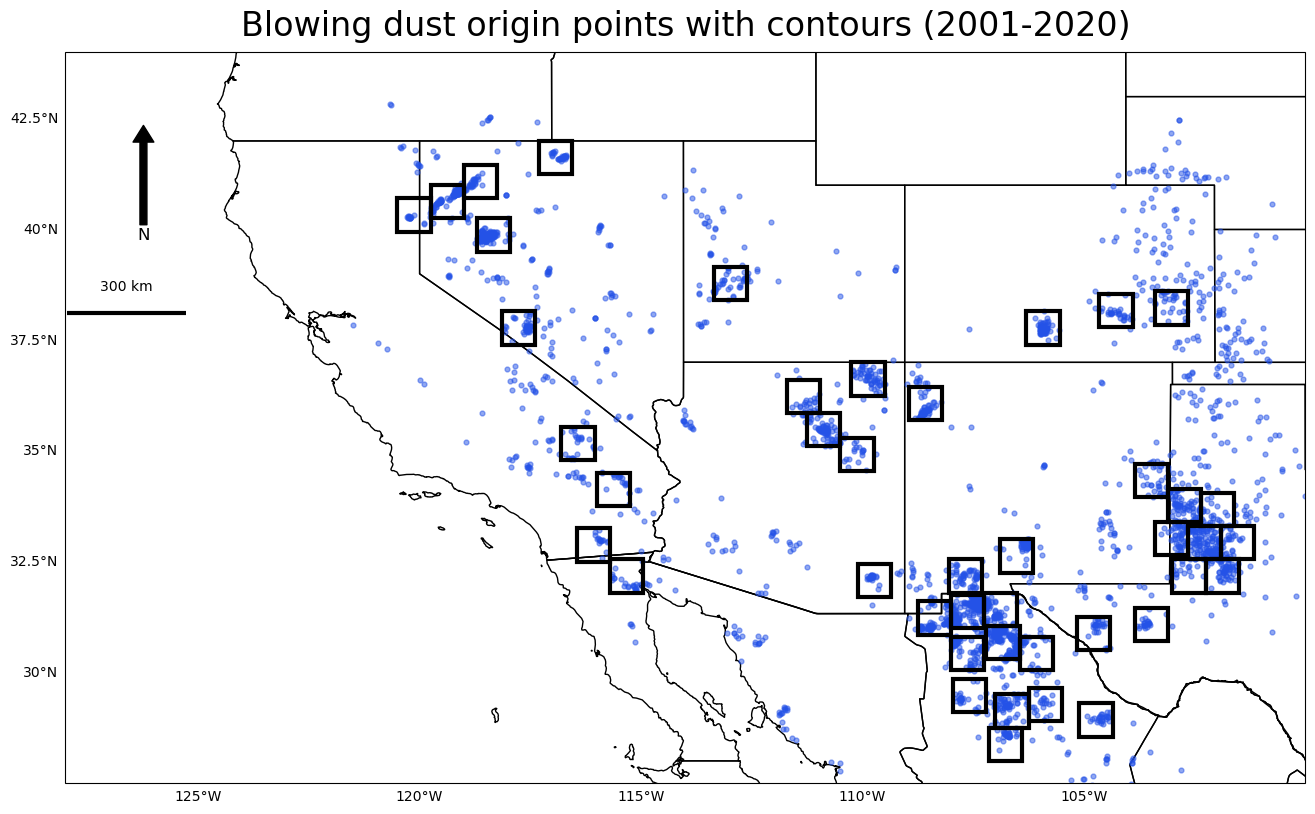
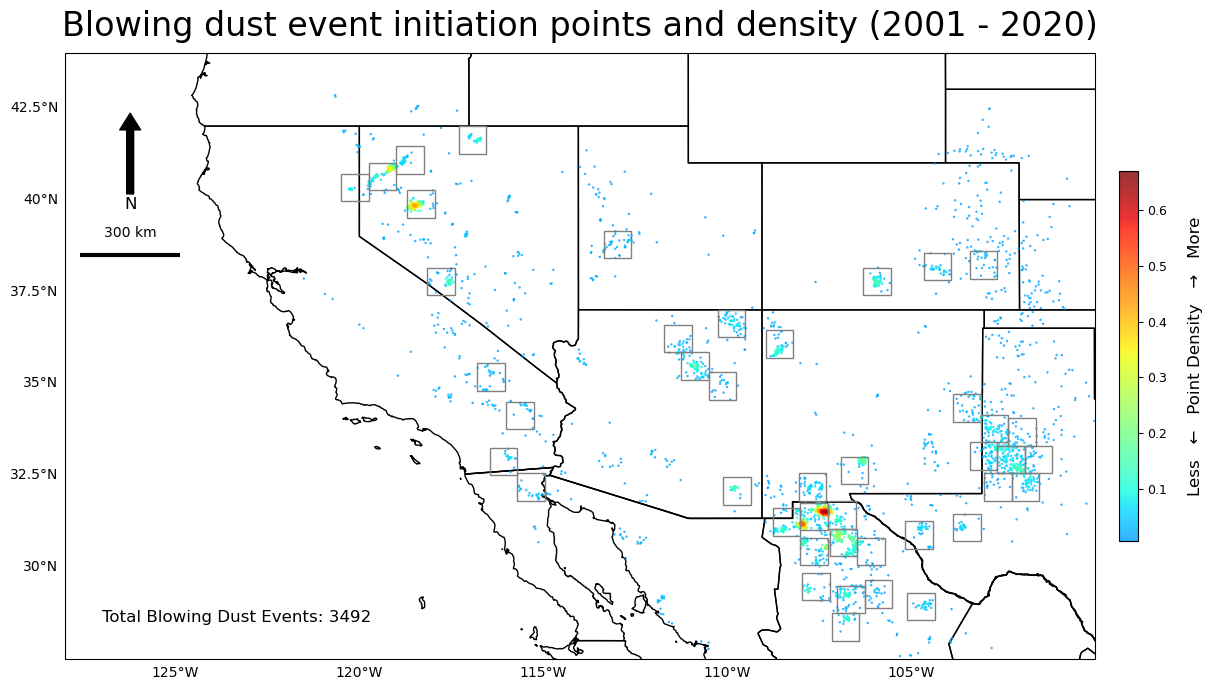
The notebook cell's code change between the first figure and the second:
--- before
+++ after
@@ -1,23 +1,33 @@
 fig, ax = plt.subplots(figsize=(16, 12), subplot_kw={"projection": ccrs.PlateCarree()},)
 
-#--- Plot dust points
-ax.scatter(
-dust_points_vars["longitude"],
-dust_points_vars["latitude"],
-transform=ccrs.PlateCarree(),
-s=12,
-marker="o",
-facecolors="#2452e7",
-edgecolors='#2452e7',
-linewidth=1, 
-alpha=0.5,
-zorder=6
-)
+from scipy.stats import gaussian_kde
+from matplotlib.colors import LinearSegmentedColormap
 
-add_squares_to_plot(ax, color="black")
+# KDE Density
+kde = gaussian_kde([dust_points_vars["longitude"], dust_points_vars["latitude"]], bw_method=0.02)
+x = dust_points_vars["longitude"]
+y = dust_points_vars["latitude"]
+z = kde([x, y])
+z = np.array(z)
+colors = plt.cm.jet(np.linspace(0.28, 1.0, 256))
+custom_cmap = LinearSegmentedColormap.from_list('custom', colors)
+norm = plt.Normalize(vmin=z.min(), vmax=z.max())
+scatter = ax.scatter(x, y, c=z, cmap=custom_cmap, s=3, edgecolors='none', alpha=0.8, norm=norm, zorder=6)
+
+# Colorbar
+cbar = plt.colorbar(scatter, ax=ax, label='Point Density', shrink=0.4, pad=0.02)
+cbar.set_label('Less   ←   Point Density   →   More', fontsize=12, labelpad=15)
+cbar.ax.tick_params(labelsize=9)
+
+#--- Add total number of events
+total_events = len(dust_points_vars)
+ax.text(-127, 28.5, f'Total Blowing Dust Events: {total_events}', fontsize=12)
+
+
+add_squares_to_plot(ax, color="grey", linewidth=1)
 add_north_arrow(ax)
-add_scale_bar(ax)
+add_scale_bar(ax, location=(-0.195, 0.72))
 
-ax.set_title("Blowing dust origin points with contours (2001-2020)", fontsize=24, pad=12)
+ax.set_title("Blowing dust event initiation points and density (2001 - 2020)", fontsize=24, pad=12)
 
 all_states_provinces = cfeature.NaturalEarthFeature(category='cultural',
@@ -33,5 +43,5 @@
 gl.right_labels = False
 
-plt.savefig(f"plots/0_dust_points_contours.png",
+plt.savefig(f"plots/0_dust_points_squares.png",
         dpi=600, bbox_inches='tight')
 plt.show()

Commit: Fixing combo bar chart, which still had nulls in total calculation